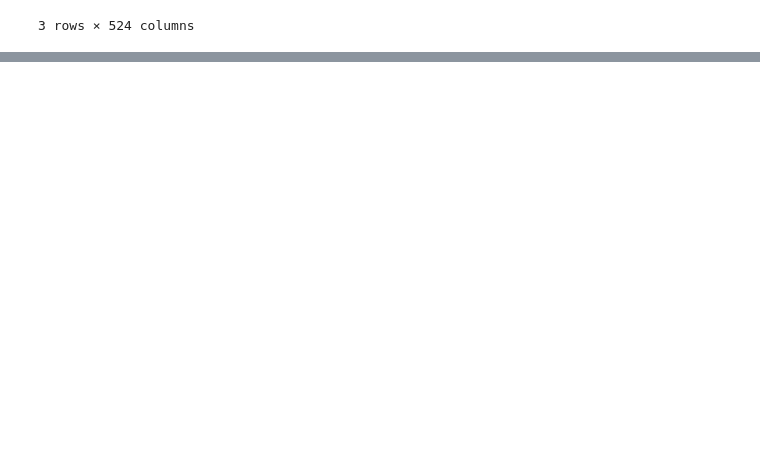
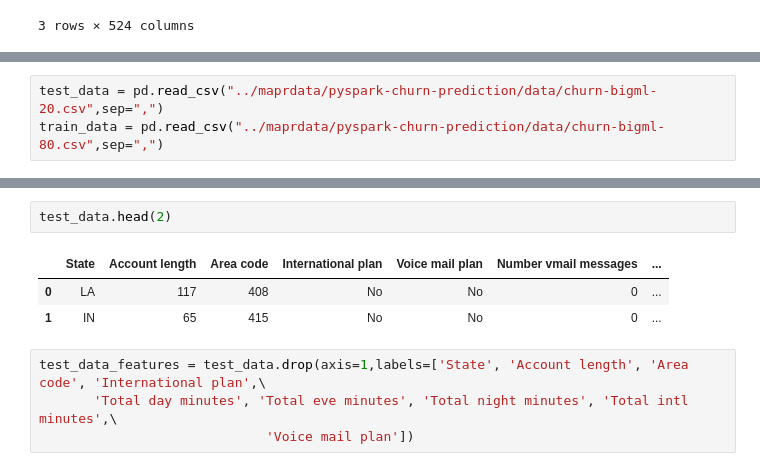
Before and after one commit to RickBahague/datascience_dspop, a Jupyter notebook: notebooks/Python For Data Science Work.ipynb, the cells around one changed output, grey strips where cells are left out. Drawn from its saved outputs; the diff is of its cells as text; blank space fills up the shorter version.

```diff
--- a/notebooks/Python For Data Science Work.ipynb
+++ b/notebooks/Python For Data Science Work.ipynb
@@ -284,0 +292,3 @@ pokemon_species_merged_agg.T
+# %%
+test_data = pd.read_csv("../maprdata/pyspark-churn-prediction/data/churn-bigml-20.csv",sep=",")
+train_data = pd.read_csv("../maprdata/pyspark-churn-prediction/data/churn-bigml-80.csv",sep=",")
@@ -284,0 +352,10 @@ pokemon_species_merged_agg.T
+# %%
+test_data.head(2)
+# %% [output]
+|  | State | Account length | Area code | International plan | Voice mail plan | Number vmail messages | ... |
+| 0 | LA | 117 | 408 | No | No | 0 | ... |
+| 1 | IN | 65 | 415 | No | No | 0 | ... |
+# %%
+test_data_features = test_data.drop(axis=1,labels=['State', 'Account length', 'Area code', 'International plan',\
+       'Total day minutes', 'Total eve minutes', 'Total night minutes', 'Total intl minutes',\
+                             'Voice mail plan'])
```
Also changed, not shown: parts of 13 cells of this notebook.
